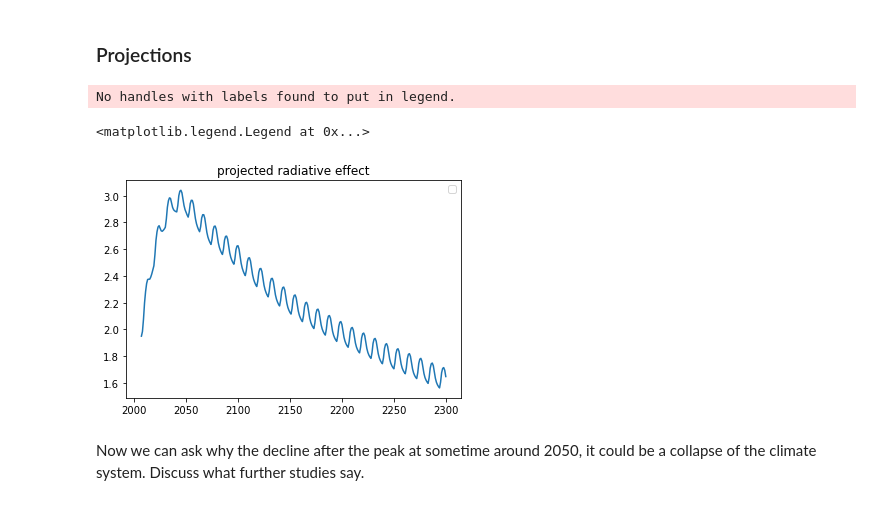
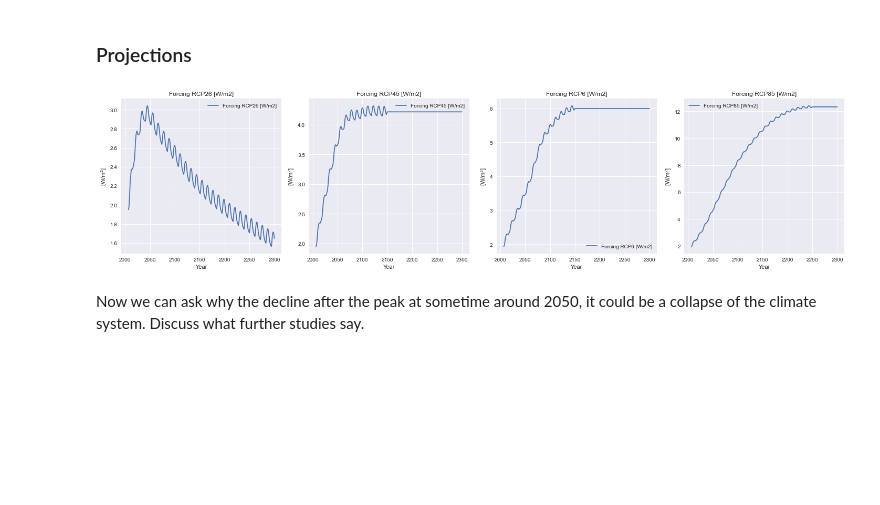
Before and after one commit to JohnOlushola/adaptive_climate_pathways, a Jupyter notebook: climate_system.ipynb, the cells around one changed output. Cells and saved outputs as stored; diff of their text form; code cells hidden in the pictures; blank space fills up the shorter version.

```diff
--- a/climate_system.ipynb
+++ b/climate_system.ipynb
@@ -194,12 +241,15 @@ No handles with labels found to put in legend.
 # %% [markdown]
 ### Projections
-# %%
-plt.plot(*climate.get_forcing_projections('Forcing RCP26 [W/m2]'))
-plt.title('projected radiative effect')
-plt.legend()
-# %% [output]
-No handles with labels found to put in legend.
-<matplotlib.legend.Legend at 0x...>
-[figure, removed]
+# %%
+fig, ax = plt.subplots(nrows=1, ncols=4, figsize=(20, 5))
+
+for i in range(len(climate.forcing_types)):
+    ax[i].plot(*climate.get_forcing_projections(climate.forcing_types[i]), label=climate.forcing_types[i])
+    ax[i].set_xlabel('Year')
+    ax[i].set_ylabel('[W/m$^2$]')
+    ax[i].set_title(climate.forcing_types[i])
+    ax[i].legend()
+# %% [output]
+[figure, added]
 # %% [markdown]
 Now we can ask why the decline after the peak at sometime around 2050, it could be a collapse of the climate system. Discuss what further studies say.
```
Also changed, not shown: parts of 18 cells of this notebook.
